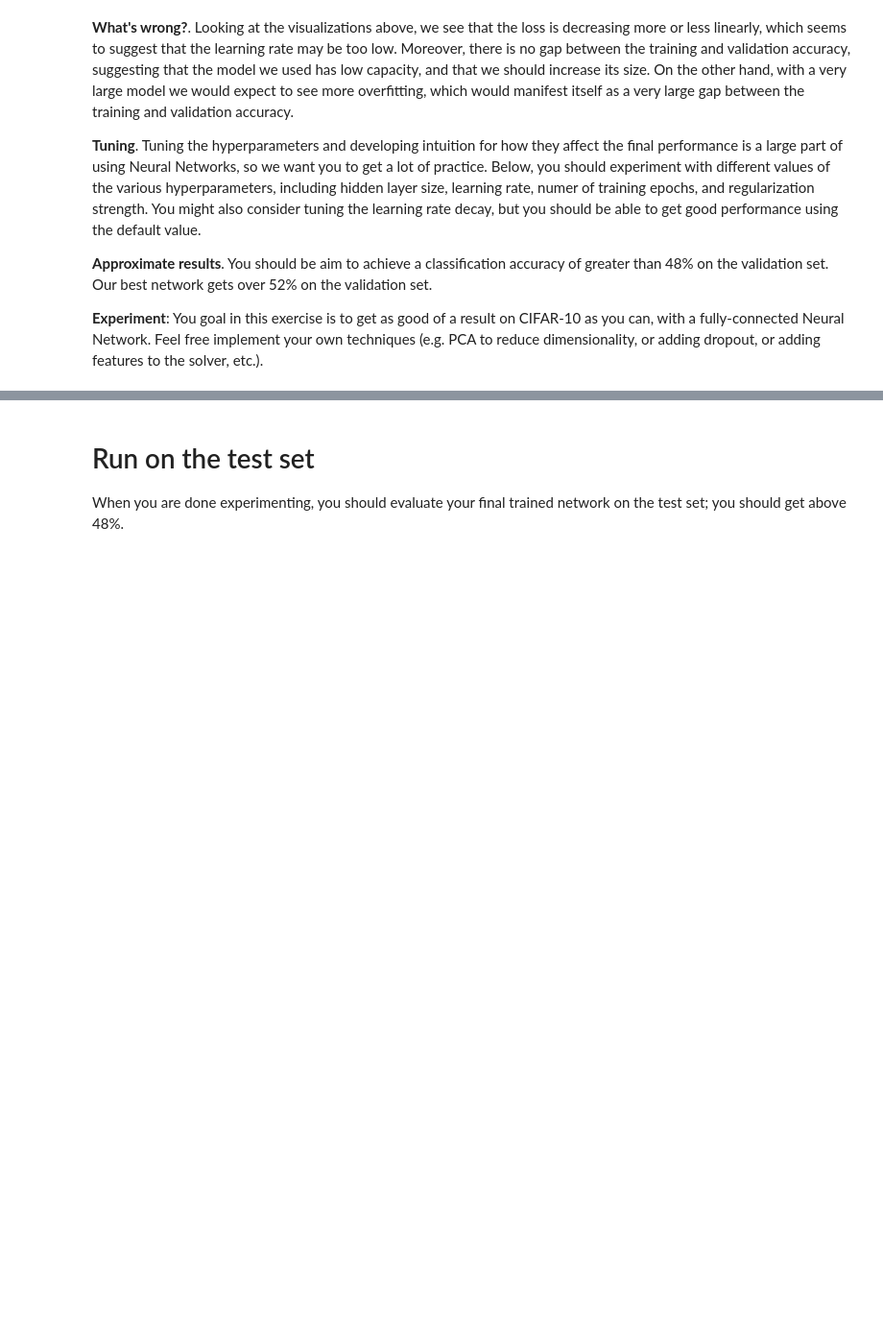
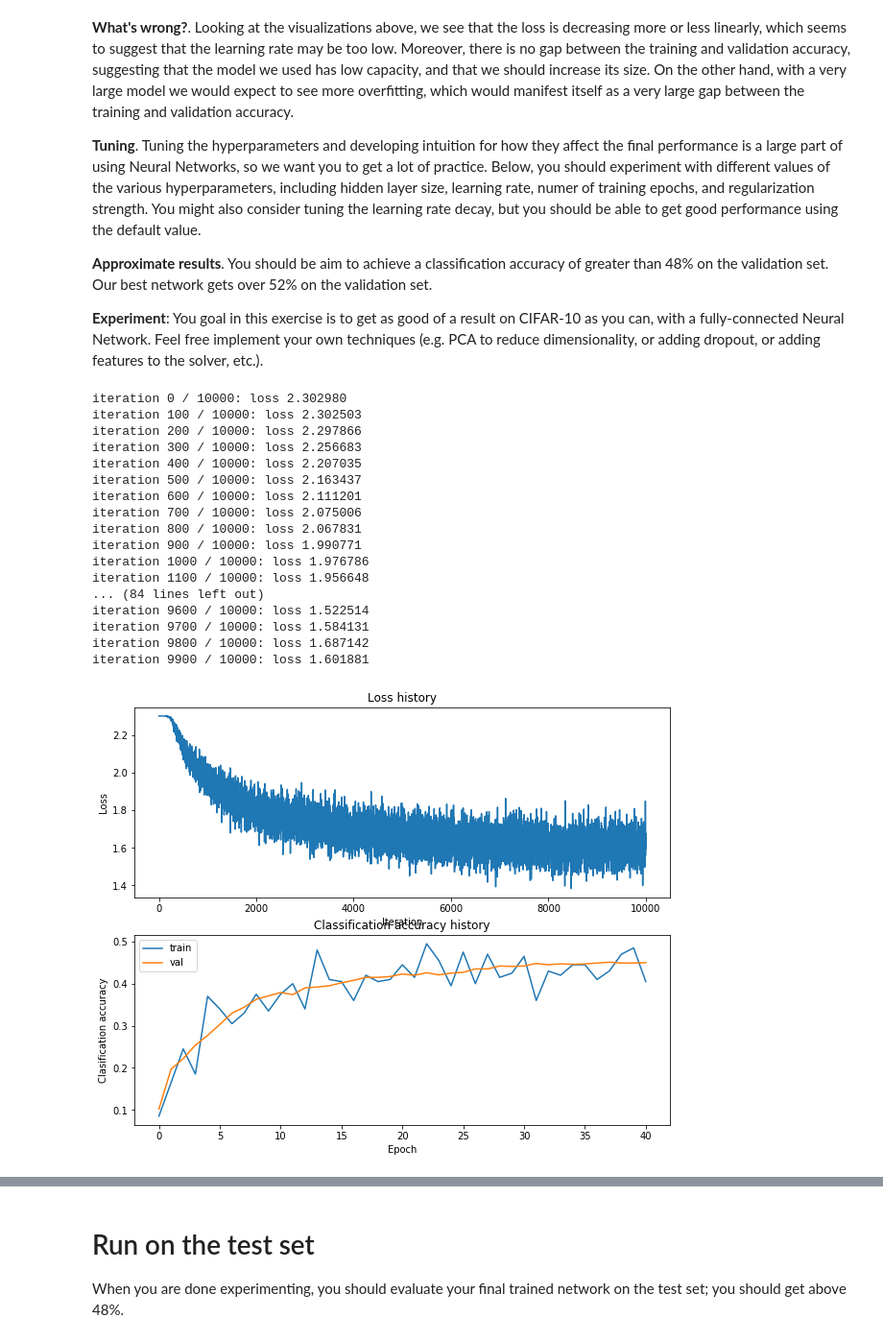
Before and after one commit to FinnOwsley/cs231assignment1, a Jupyter notebook: two_layer_net.ipynb, the cells around one changed output, grey strips where cells are left out. Shown: that part at 96% size. Cells and saved outputs as stored; diff of their text form; code cells hidden in the pictures; blank space fills up the shorter version.

```diff
--- a/two_layer_net.ipynb
+++ b/two_layer_net.ipynb
@@ -254,22 +302,65 @@ show_net_weights(net)
 # %%
 best_net = None # store the best model into this
 
 #################################################################################
 # TODO: Tune hyperparameters using the validation set. Store your best trained  #
 # model in best_net.                                                            #
 #                                                                               #
 # To help debug your network, it may help to use visualizations similar to the  #
 # ones we used above; these visualizations will have significant qualitative    #
 # differences from the ones we saw above for the poorly tuned network.          #
 #                                                                               #
 # Tweaking hyperparameters by hand can be fun, but you might find it useful to  #
 # write code to sweep through possible combinations of hyperparameters          #
 # automatically like we did on the previous exercises.                          #
 #################################################################################
-# Your code
+input_size = 32 * 32 * 3
+hidden_size = 100
+num_classes = 10
+best_net = TwoLayerNet(input_size, hidden_size, num_classes)
+
+# Train the network
+stats = best_net.train(X_train, y_train, X_val, y_val,
+            num_iters=10000, batch_size=200,
+            learning_rate=1e-4, learning_rate_decay=0.95,
+            reg=0.25, verbose=True)
+
+plt.subplot(2, 1, 1)
+plt.plot(stats['loss_history'])
+plt.title('Loss history')
+plt.xlabel('Iteration')
+plt.ylabel('Loss')
+
+plt.subplot(2, 1, 2)
+plt.plot(stats['train_acc_history'], label='train')
+plt.plot(stats['val_acc_history'], label='val')
+plt.title('Classification accuracy history')
+plt.xlabel('Epoch')
+plt.ylabel('Clasification accuracy')
+plt.legend()
+plt.show()
 #################################################################################
 #                               END OF YOUR CODE                                #
 #################################################################################
+# %% [output]
+iteration 0 / 10000: loss 2.302980
+iteration 100 / 10000: loss 2.302503
+iteration 200 / 10000: loss 2.297866
+iteration 300 / 10000: loss 2.256683
+iteration 400 / 10000: loss 2.207035
+iteration 500 / 10000: loss 2.163437
+iteration 600 / 10000: loss 2.111201
+iteration 700 / 10000: loss 2.075006
+iteration 800 / 10000: loss 2.067831
+iteration 900 / 10000: loss 1.990771
+iteration 1000 / 10000: loss 1.976786
+iteration 1100 / 10000: loss 1.956648
+... (84 lines left out)
+iteration 9600 / 10000: loss 1.522514
+iteration 9700 / 10000: loss 1.584131
+iteration 9800 / 10000: loss 1.687142
+iteration 9900 / 10000: loss 1.601881
+[figure, added]
 # %%
 # visualize the weights of the best network
 show_net_weights(best_net)
```
Also changed, not shown: parts of 14 cells of this notebook, 9 other files.
